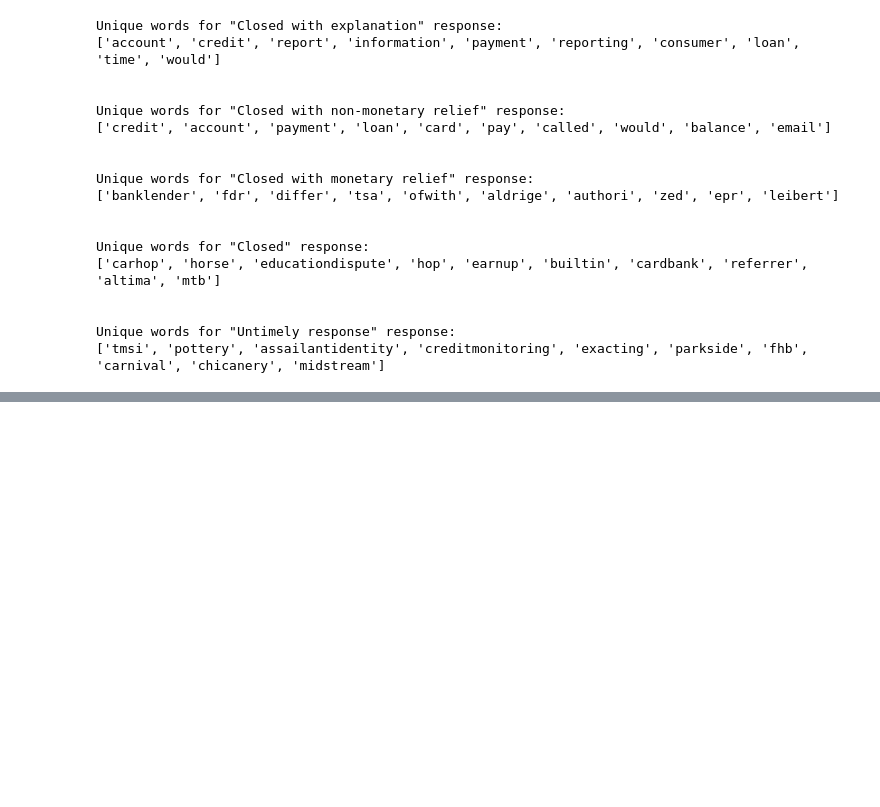
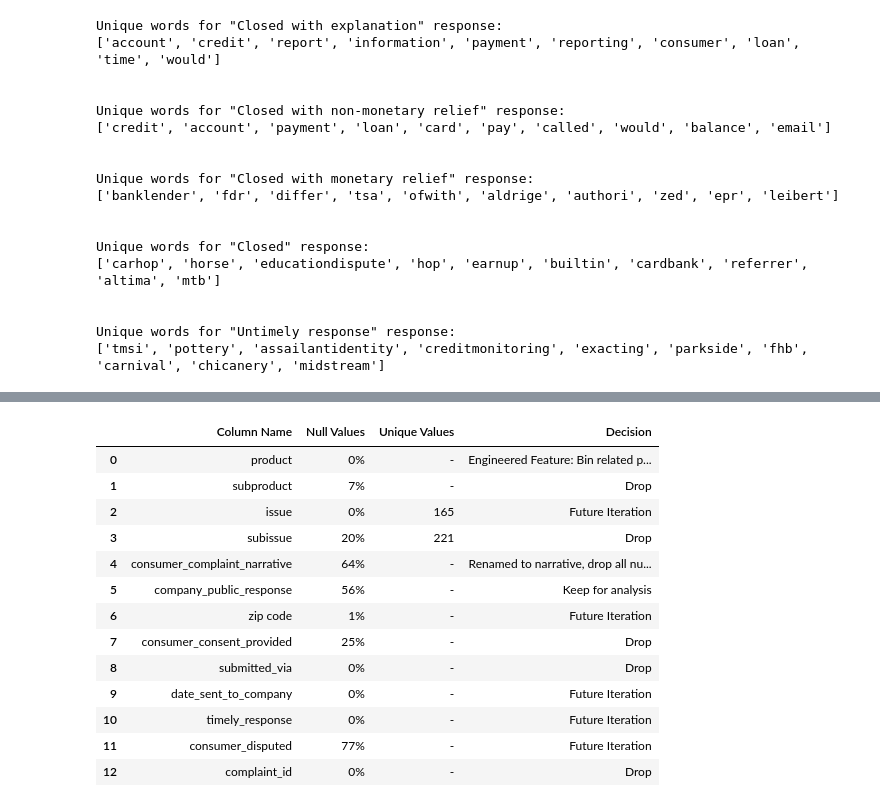
Before and after one commit to DATA-TRAC/consumer-complaint-response, a Jupyter notebook: lugo-question-1.ipynb, the cells around one changed output, grey strips where cells are left out. Saved outputs shown, nothing was run; the diff lists cells and outputs as text; code cells hidden in the pictures; blank space fills up the shorter version.

```diff
--- a/lugo-question-1.ipynb
+++ b/lugo-question-1.ipynb
@@ -291,3 +291,33 @@ Unique words for "Closed" response:
 
 Unique words for "Untimely response" response:
 ['tmsi', 'pottery', 'assailantidentity', 'creditmonitoring', 'exacting', 'parkside', 'fhb', 'carnival', 'chicanery', 'midstream']
+# %%
+import pandas as pd
+
+def create_dataframe():
+    """
+    This function creates a DataFrame that contains information about the columns of a dataset.
+    The DataFrame includes the column name, the percentage of null values in the column, the number of unique values in the column, and the decision made about how to handle the column for further analysis.
+
+    Returns:
+        df (DataFrame): A pandas DataFrame that contains the column information.
+    """
+
+    # Create a dictionary with your data
+    data = {
+        "Column Name": ["product", "subproduct", "issue", "subissue", "consumer_complaint_narrative", "company_public_response", "zip code", "consumer_consent_provided", "submitted_via", "date_sent_to_company", "timely_response", "consumer_disputed", "complaint_id"],
+        "Null Values": ["0%", "7%", "0%", "20%", "64%", "56%", "1%", "25%", "0%", "0%", "0%", "77%", "0%"],
+        "Unique Values": ["-", "-", "165", "221", "-", "-", "-", "-", "-", "-", "-", "-", "-"],
+        "Decision": ["Engineered Feature: Bin related products/services together then drop", "Drop", "Future Iteration", "Drop", "Renamed to narrative, drop all null values, drop after NLTK cleaning", "Keep for analysis", "Future Iteration", "Drop", "Drop", "Future Iteration", "Future Iteration", "Future Iteration", "Drop"]
+    }
+
+    # Convert the dictionary to a DataFrame
+    df = pd.DataFrame(data)
+
+    # Reset the index and drop the index column
+    df.reset_index(drop=True, inplace=True)
+
+    return df
+# %%
+df = create_dataframe()
+print(df)
@@ -293,0 +342,17 @@ Unique words for "Untimely response" response:
+# %%
+df
+# %% [output]
+|  | Column Name | Null Values | Unique Values | Decision |
+| 0 | product | 0% | - | Engineered Feature: Bin related p... |
+| 1 | subproduct | 7% | - | Drop |
+| 2 | issue | 0% | 165 | Future Iteration |
+| 3 | subissue | 20% | 221 | Drop |
+| 4 | consumer_complaint_narrative | 64% | - | Renamed to narrative, drop all nu... |
+| 5 | company_public_response | 56% | - | Keep for analysis |
+| 6 | zip code | 1% | - | Future Iteration |
+| 7 | consumer_consent_provided | 25% | - | Drop |
+| 8 | submitted_via | 0% | - | Drop |
+| 9 | date_sent_to_company | 0% | - | Future Iteration |
+| 10 | timely_response | 0% | - | Future Iteration |
+| 11 | consumer_disputed | 77% | - | Future Iteration |
+| 12 | complaint_id | 0% | - | Drop |
```
Also changed, not shown: parts of 1 cell of this notebook.
